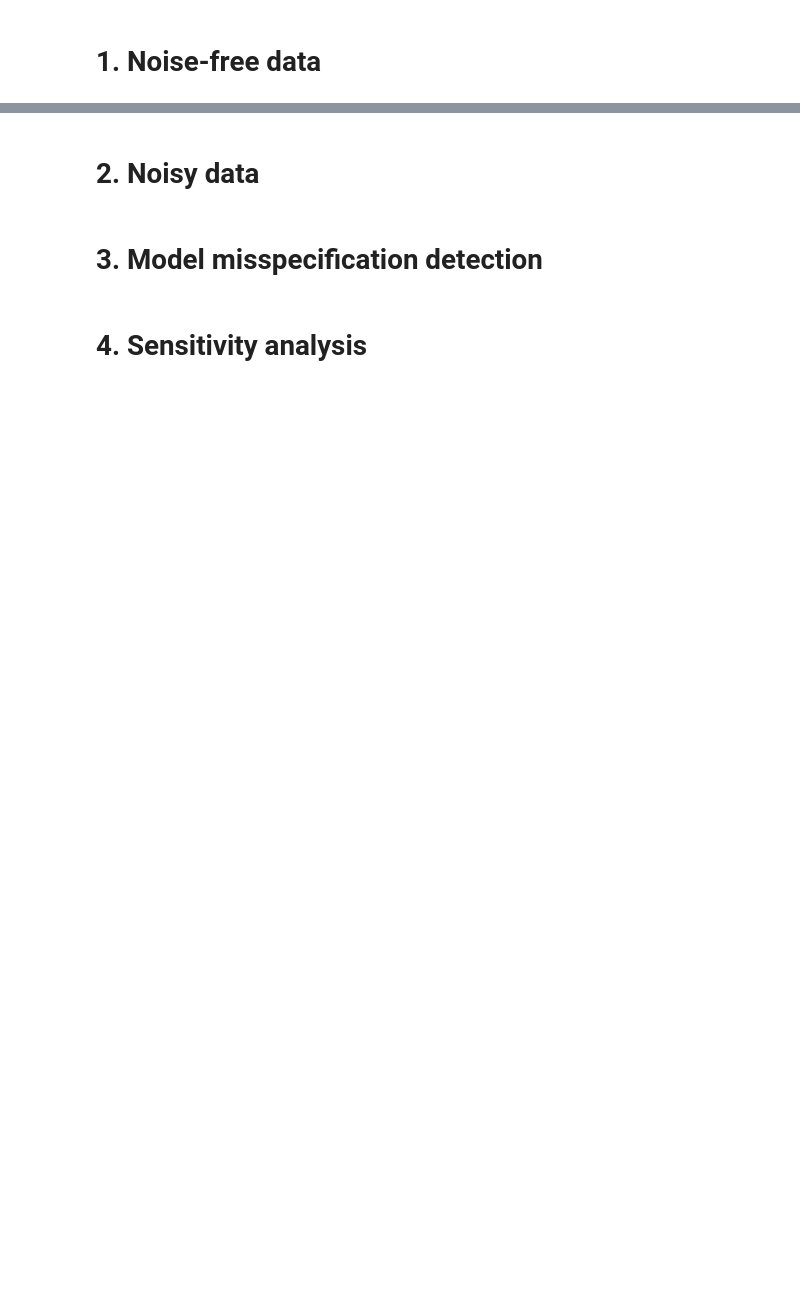
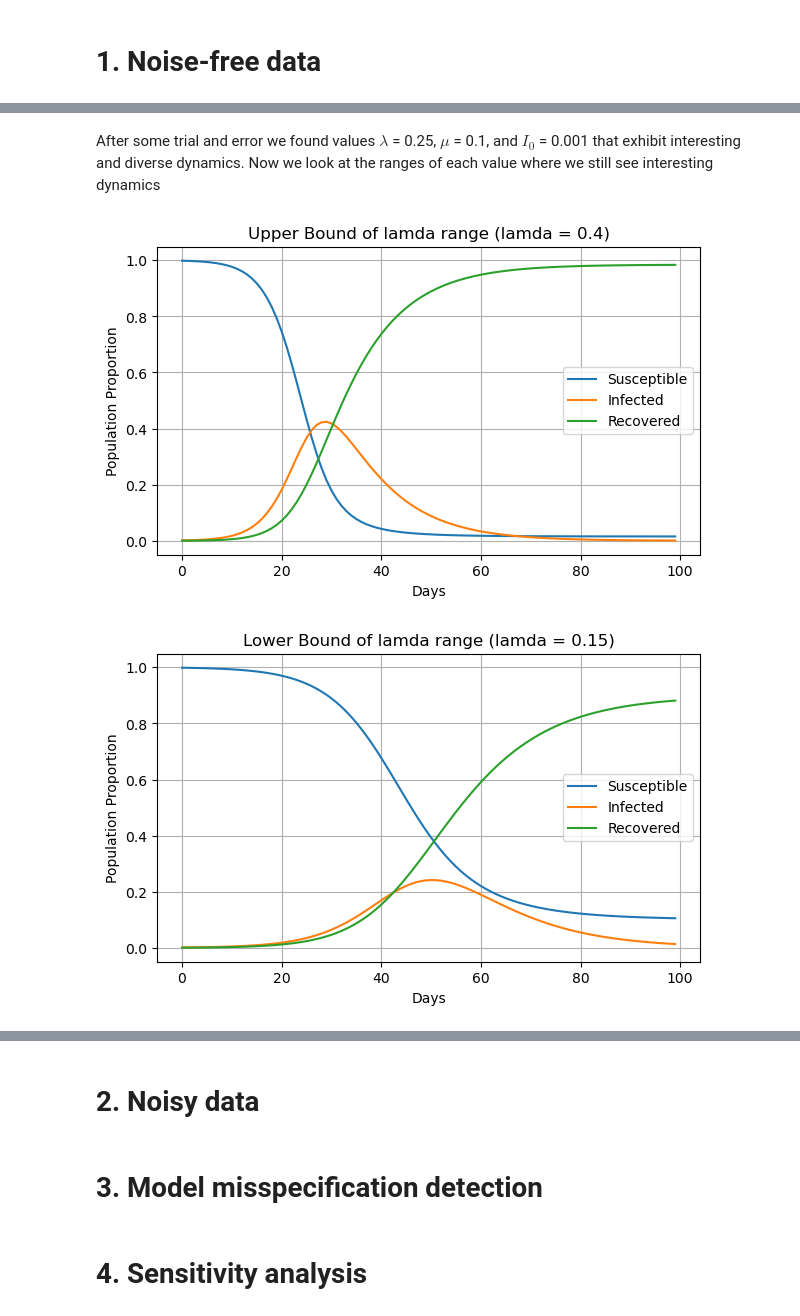
Before and after one commit to lukevoss/GNN, a Jupyter notebook: Assignment_4/epidemiology.ipynb, the cells around one changed output, grey strips where cells are left out. Saved outputs shown, nothing was run; the diff lists cells and outputs as text; code cells hidden in the pictures; blank space fills up the shorter version.

```diff
--- a/Assignment_4/epidemiology.ipynb
+++ b/Assignment_4/epidemiology.ipynb
@@ -47,0 +86,14 @@ observations, ode_variables = simulate_sir_simple(lambda_val, mu_val, initial_in
+# %% [markdown]
+After some trial and error we found values $\lambda$ = 0.25, $\mu$ = 0.1, and $I_0$ = 0.001 that exhibit interesting and diverse dynamics. Now we look at the ranges of each value where we still see interesting dynamics
+# %%
+lambda_val_1 = 0.40
+lambda_val_2 = 0.25
+
+X_1, C_1 = simulate_sir_simple(lambda_val_1, mu_val, initial_infected, num_days)
+X_2, C_2 = simulate_sir_simple(lambda_val_2, mu_val, initial_infected, num_days)
+
+plot_sir_simulation(C_1, title="Upper Bound of lamda range (lamda = 0.4)")
+plot_sir_simulation(C_2, title="Lower Bound of lamda range (lamda = 0.15)")
+# %% [output]
+[figure, added]
+[figure, added]
```
Also changed, not shown: parts of 18 cells of this notebook.
